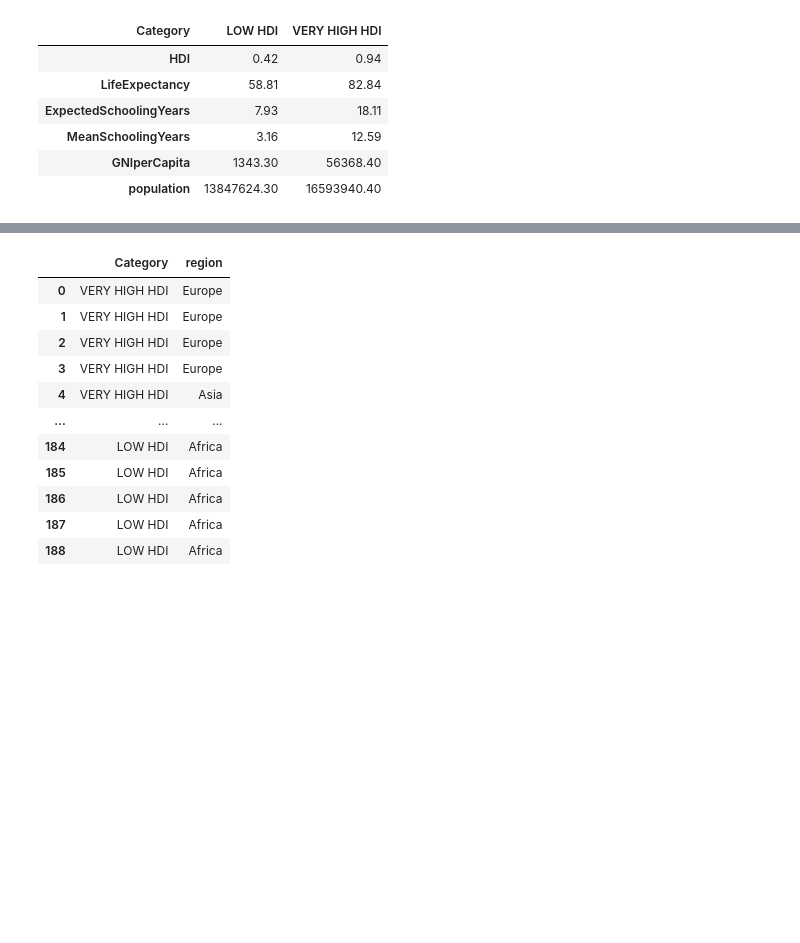
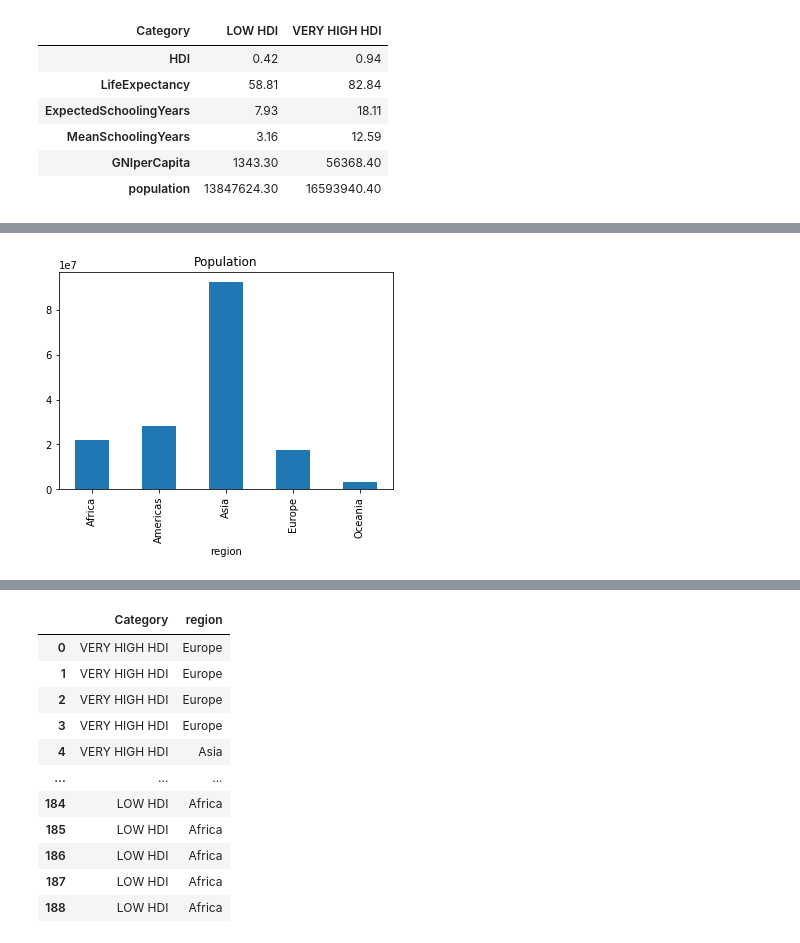
Before and after one commit to MdeMaic/WebScrapingAPI_Project, a Jupyter notebook: SRC/MergeDataFrames.ipynb, the cells around one changed output, grey strips where cells are left out. Saved outputs shown, nothing was run; the diff lists cells and outputs as text; code cells hidden in the pictures; blank space fills up the shorter version.

```diff
--- a/SRC/MergeDataFrames.ipynb
+++ b/SRC/MergeDataFrames.ipynb
@@ -194,4 +212,4 @@ top_mean
 # %%
 df = df.drop(columns="inlst")
 # %%
-region = df.groupby("region").mean().drop(columns = ["HDIrank","LastYearRank"]).sort_values(["HDI"]).round(2)
+region = df.groupby("region").mean().drop(columns = ["HDIrank","LastYearRank"]).T.round(2)
@@ -224,0 +224,6 @@ plt.show()
+# %%
+pl = region.population.plot.bar(title="Population")
+figpop = pl.get_figure()
+figpop.savefig
+# %% [output]
+[figure, added]
```
Also changed, not shown: parts of 14 cells of this notebook, 12 other files.
